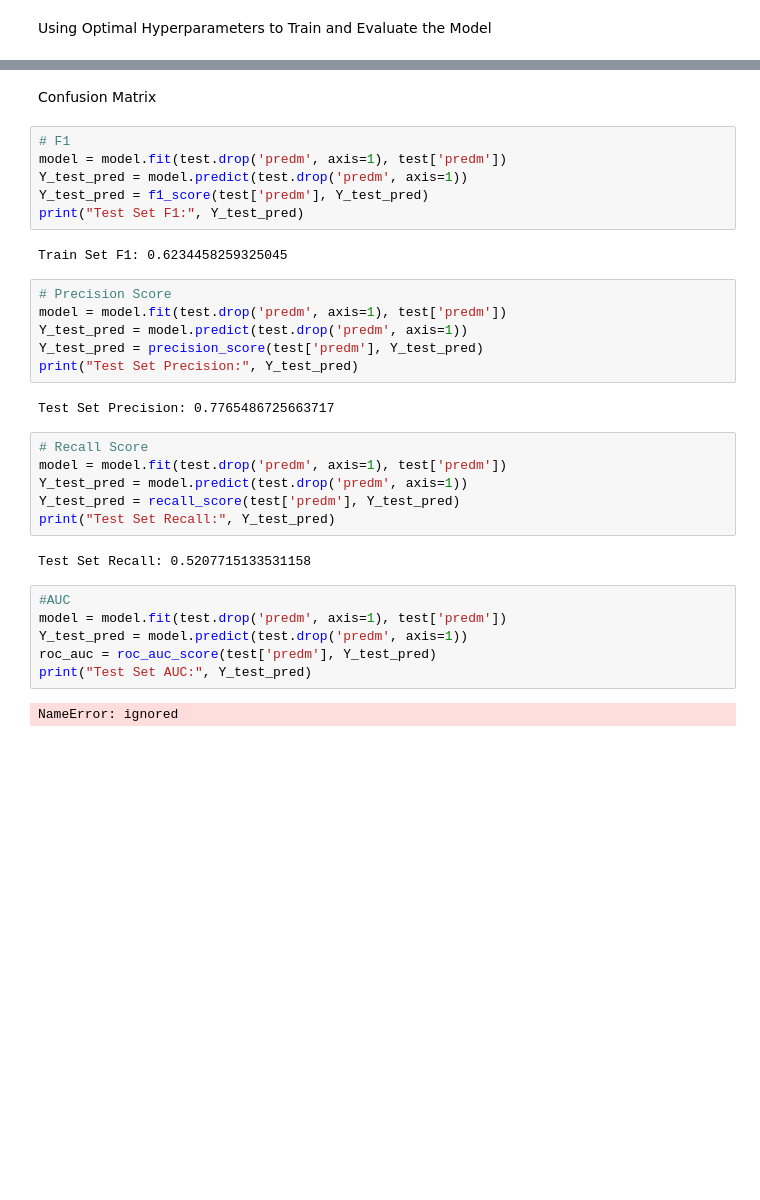
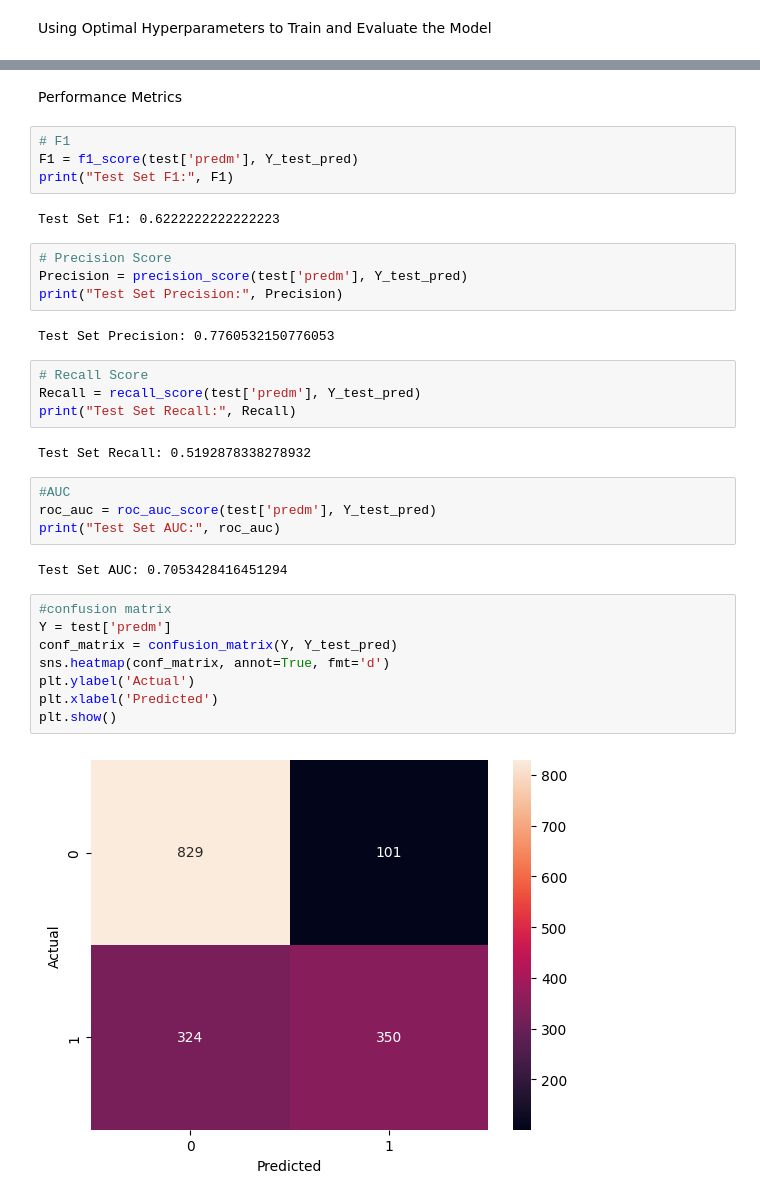
Before and after one commit to lilyzhizhou/Identifying-Prediabetes-ML, a Jupyter notebook: Random_Forest.ipynb, the cells around one changed output, grey strips where cells are left out. Cells and saved outputs as stored; diff of their text form; blank space fills up the shorter version.

```diff
--- a/Random_Forest.ipynb
+++ b/Random_Forest.ipynb
@@ -275,37 +275,39 @@ print("Test Set Accuracy:", Y_test_pred)
 # %% [output]
 Train Set Accuracy: 0.7203742203742204
 Test Set Accuracy: 0.7350374064837906
-# %% [markdown]
-Confusion Matrix
+# %% [markdown]
+Performance Metrics
 # %%
 # F1
-model = model.fit(test.drop('predm', axis=1), test['predm'])
-Y_test_pred = model.predict(test.drop('predm', axis=1))
-Y_test_pred = f1_score(test['predm'], Y_test_pred)
-print("Test Set F1:", Y_test_pred)
+F1 = f1_score(test['predm'], Y_test_pred)
+print("Test Set F1:", F1)
 # %% [output]
-Train Set F1: 0.6234458259325045
+Test Set F1: 0.6222222222222223
 # %%
 # Precision Score
-model = model.fit(test.drop('predm', axis=1), test['predm'])
-Y_test_pred = model.predict(test.drop('predm', axis=1))
-Y_test_pred = precision_score(test['predm'], Y_test_pred)
-print("Test Set Precision:", Y_test_pred)
+Precision = precision_score(test['predm'], Y_test_pred)
+print("Test Set Precision:", Precision)
 # %% [output]
-Test Set Precision: 0.7765486725663717
+Test Set Precision: 0.7760532150776053
 # %%
 # Recall Score
-model = model.fit(test.drop('predm', axis=1), test['predm'])
-Y_test_pred = model.predict(test.drop('predm', axis=1))
-Y_test_pred = recall_score(test['predm'], Y_test_pred)
-print("Test Set Recall:", Y_test_pred)
+Recall = recall_score(test['predm'], Y_test_pred)
+print("Test Set Recall:", Recall)
 # %% [output]
-Test Set Recall: 0.5207715133531158
+Test Set Recall: 0.5192878338278932
 # %%
 #AUC
-model = model.fit(test.drop('predm', axis=1), test['predm'])
-Y_test_pred = model.predict(test.drop('predm', axis=1))
 roc_auc = roc_auc_score(test['predm'], Y_test_pred)
-print("Test Set AUC:", Y_test_pred)
+print("Test Set AUC:", roc_auc)
 # %% [output]
-NameError: ignored
+Test Set AUC: 0.7053428416451294
+# %%
+#confusion matrix
+Y = test['predm']
+conf_matrix = confusion_matrix(Y, Y_test_pred)
+sns.heatmap(conf_matrix, annot=True, fmt='d')
+plt.ylabel('Actual')
+plt.xlabel('Predicted')
+plt.show()
+# %% [output]
+[figure, added]
```
Also changed, not shown: parts of 3 cells of this notebook.
